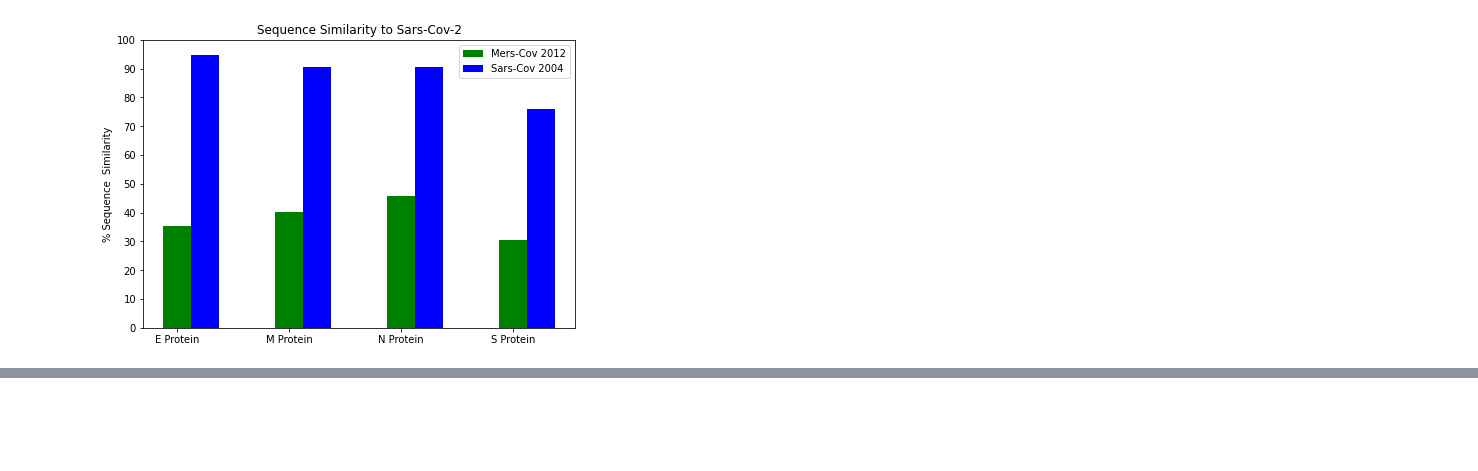
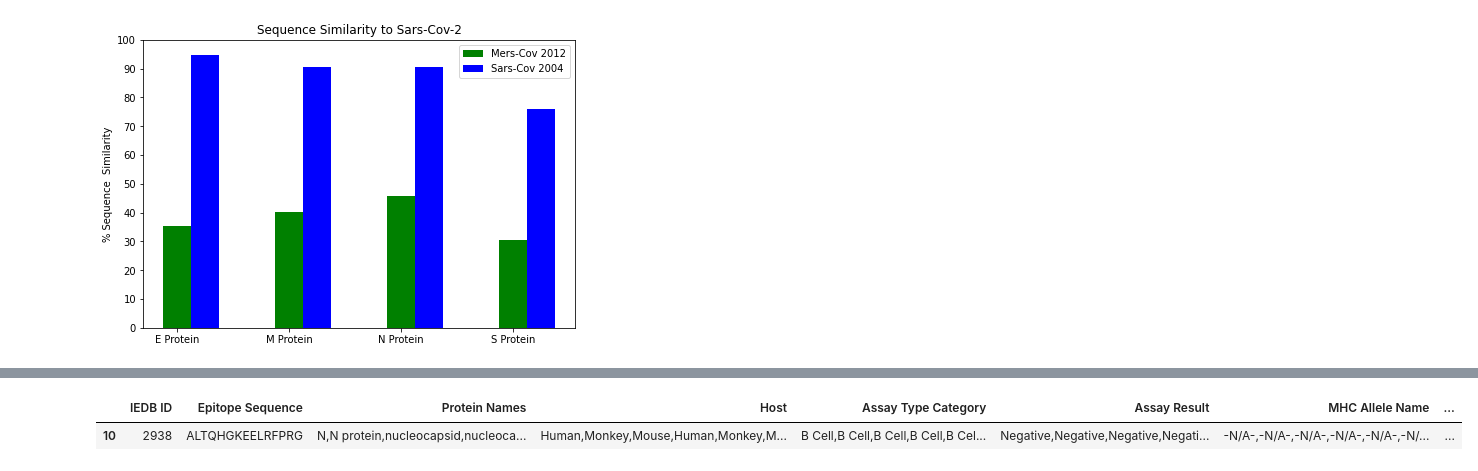
Before and after one commit to davidcwang/SARS_CoV_2_Analysis, a Jupyter notebook: sarscov2.ipynb, the cells around one changed output, grey strips where cells are left out. Drawn from its saved outputs; the diff is of its cells as text; code cells hidden in the pictures; blank space fills up the shorter version.

```diff
--- a/sarscov2.ipynb
+++ b/sarscov2.ipynb
@@ -113,0 +129,5 @@ df = pd.read_csv('data/200938383919-sars_cov_vipr_epitopes.tsv', sep='\t')
+# %%
+df.loc[df['IEDB ID'] == 2938]
+# %% [output]
+|  | IEDB ID | Epitope Sequence | Protein Names | Host | Assay Type Category | Assay Result | MHC Allele Name | ... |
+| 10 | 2938 | ALTQHGKEELRFPRG | N,N protein,nucleocapsid,nucleoca... | Human,Monkey,Mouse,Human,Monkey,M... | B Cell,B Cell,B Cell,B Cell,B Cel... | Negative,Negative,Negative,Negati... | -N/A-,-N/A-,-N/A-,-N/A-,-N/A-,-N/... | ... |
```
Also changed, not shown: parts of 12 cells of this notebook.
